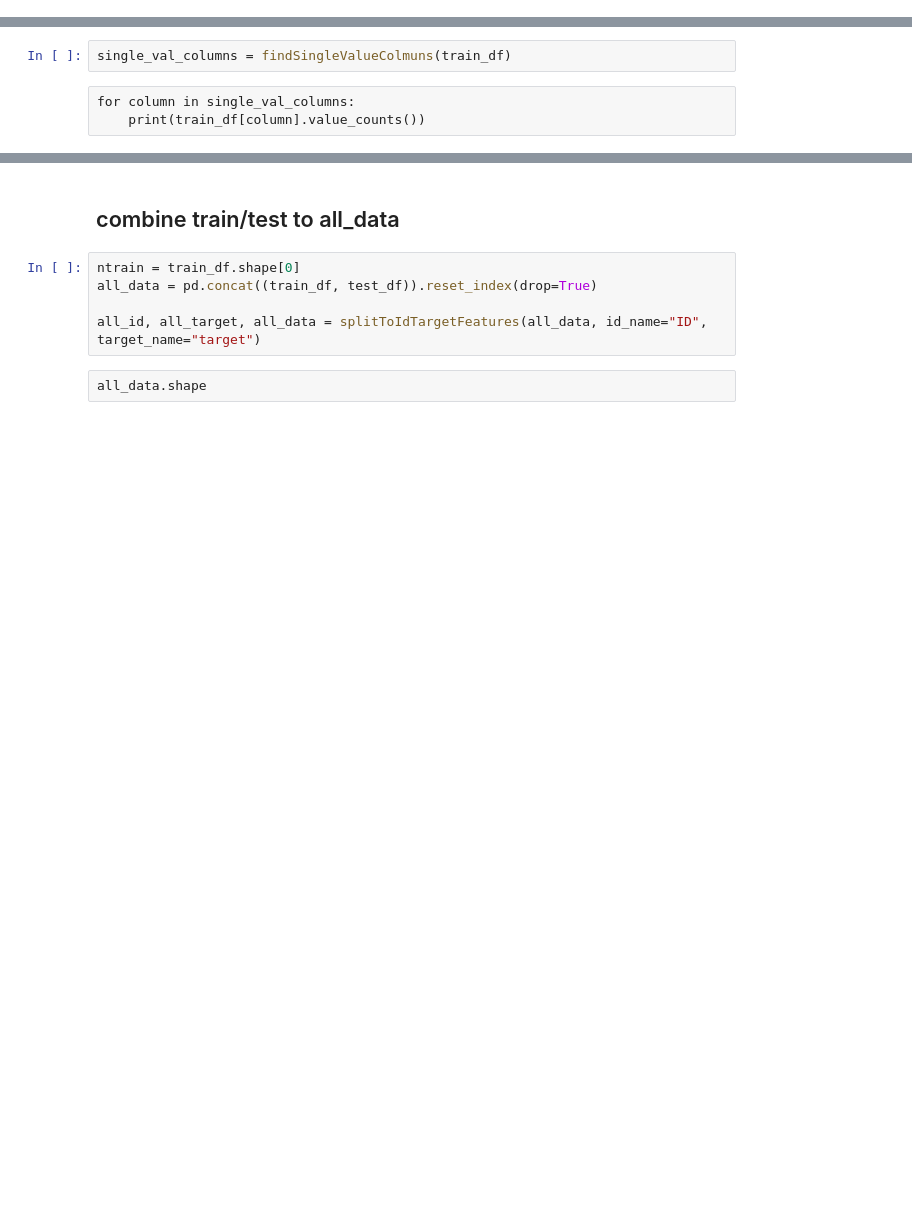
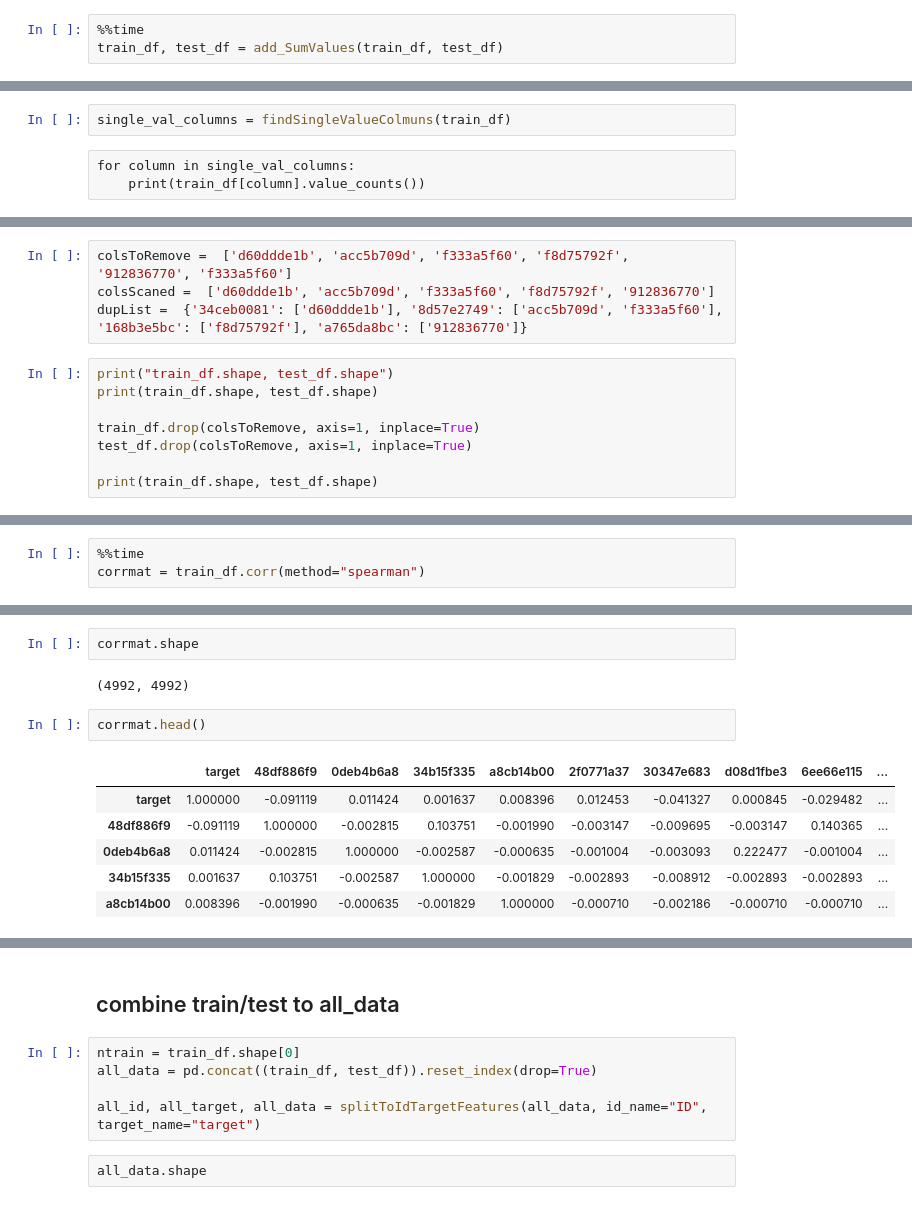
Before and after one commit to alancet/test, a Jupyter notebook: kaggle/santander-value-prediction-challenge/src/my_predict.ipynb, the cells around one changed output, grey strips where cells are left out. Saved outputs shown, nothing was run; the diff lists cells and outputs as text; blank space fills up the shorter version.

Commit message:
add corr show code

```diff
--- a/kaggle/santander-value-prediction-challenge/src/my_predict.ipynb
+++ b/kaggle/santander-value-prediction-challenge/src/my_predict.ipynb
@@ -423,0 +514,3 @@ pandas_profiling.ProfileReport(train_df)
+# %%
+%%time
+train_df, test_df = add_SumValues(train_df, test_df)
@@ -446,0 +620,12 @@ train_df.shape, test_df.shape
+# %%
+colsToRemove =  ['d60ddde1b', 'acc5b709d', 'f333a5f60', 'f8d75792f', '912836770', 'f333a5f60']
+colsScaned =  ['d60ddde1b', 'acc5b709d', 'f333a5f60', 'f8d75792f', '912836770']
+dupList =  {'34ceb0081': ['d60ddde1b'], '8d57e2749': ['acc5b709d', 'f333a5f60'], '168b3e5bc': ['f8d75792f'], 'a765da8bc': ['912836770']}
+# %%
+print("train_df.shape, test_df.shape")
+print(train_df.shape, test_df.shape)
+
+train_df.drop(colsToRemove, axis=1, inplace=True)
+test_df.drop(colsToRemove, axis=1, inplace=True)
+
+print(train_df.shape, test_df.shape)
@@ -446,0 +641,3 @@ train_df.shape, test_df.shape
+# %%
+%%time
+corrmat = train_df.corr(method="spearman")
@@ -446,0 +647,13 @@ train_df.shape, test_df.shape
+# %%
+corrmat.shape
+# %% [output]
+(4992, 4992)
+# %%
+corrmat.head()
+# %% [output]
+|  | target | 48df886f9 | 0deb4b6a8 | 34b15f335 | a8cb14b00 | 2f0771a37 | 30347e683 | d08d1fbe3 | 6ee66e115 | ... |
+| target | 1.000000 | -0.091119 | 0.011424 | 0.001637 | 0.008396 | 0.012453 | -0.041327 | 0.000845 | -0.029482 | ... |
+| 48df886f9 | -0.091119 | 1.000000 | -0.002815 | 0.103751 | -0.001990 | -0.003147 | -0.009695 | -0.003147 | 0.140365 | ... |
+| 0deb4b6a8 | 0.011424 | -0.002815 | 1.000000 | -0.002587 | -0.000635 | -0.001004 | -0.003093 | 0.222477 | -0.001004 | ... |
+| 34b15f335 | 0.001637 | 0.103751 | -0.002587 | 1.000000 | -0.001829 | -0.002893 | -0.008912 | -0.002893 | -0.002893 | ... |
+| a8cb14b00 | 0.008396 | -0.001990 | -0.000635 | -0.001829 | 1.000000 | -0.000710 | -0.002186 | -0.000710 | -0.000710 | ... |
```
Also changed, not shown: parts of 52 cells of this notebook.
